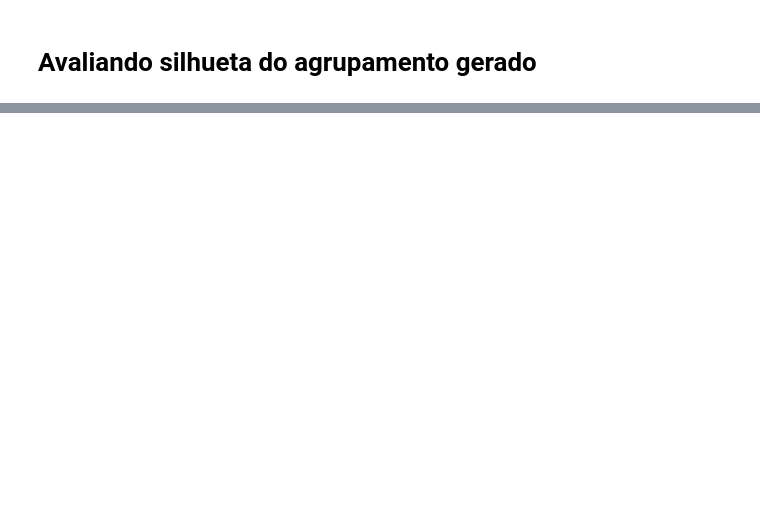
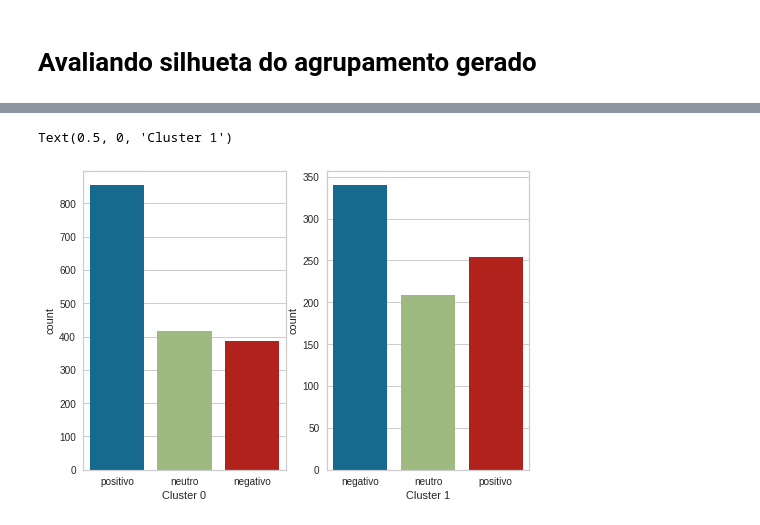
Before and after one commit to kenzosakiyama/tweet_clustering, a Jupyter notebook: sparse_clustering.ipynb, the cells around one changed output, grey strips where cells are left out. Saved outputs shown, nothing was run; the diff lists cells and outputs as text; code cells hidden in the pictures; blank space fills up the shorter version.

```diff
--- a/sparse_clustering.ipynb
+++ b/sparse_clustering.ipynb
@@ -113,0 +114,13 @@ SilhouetteVisualizer(ax=<matplotlib.axes._subplots.AxesSubplot object at 0x...>,
+# %%
+fig, axes = plt.subplots(1,2)
+
+c0_df = data_df[data_df["cluster"] == 0]
+c1_df = data_df[data_df["cluster"] == 1]
+
+sns.countplot(data=c0_df, x="label", ax=axes[0])
+axes[0].set_xlabel("Cluster 0")
+sns.countplot(data=c1_df, x="label", ax=axes[1])
+axes[1].set_xlabel("Cluster 1")
+# %% [output]
+Text(0.5, 0, 'Cluster 1')
+[figure, added]
```
Also changed, not shown: parts of 8 cells of this notebook.
